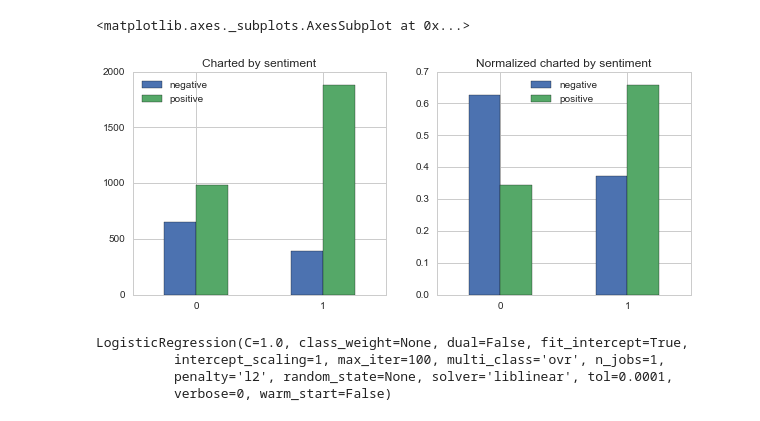
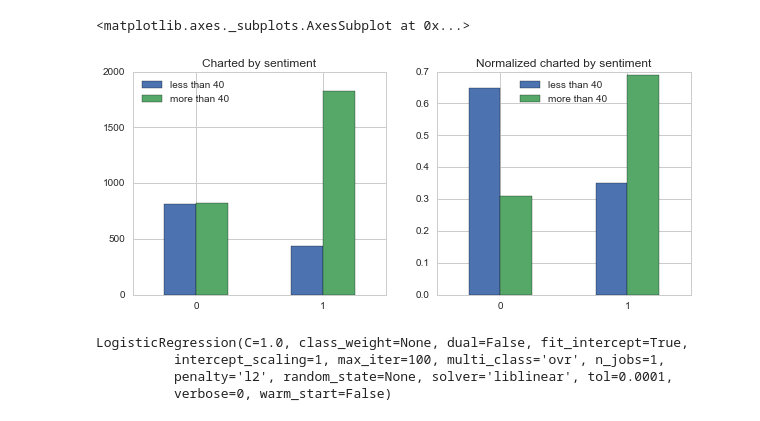
Before and after one commit to ribbas/Heat-Replay, a Jupyter notebook: src/assets/models/test1.ipynb, the cells around one changed output. Saved outputs shown, nothing was run; the diff lists cells and outputs as text; code cells hidden in the pictures.

```diff
--- a/src/assets/models/test1.ipynb
+++ b/src/assets/models/test1.ipynb
@@ -40,16 +62,28 @@ df_by_sentiment_unnorm['positive'] = df[df['sentiment'] > 0]['charted'].value_co
 df_by_sentiment_normed = pd.DataFrame()
 df_by_sentiment_normed['negative'] = df[df['sentiment'] <= 0]['charted'].value_counts(normalize=True)
 df_by_sentiment_normed['positive'] = df[df['sentiment'] > 0]['charted'].value_counts(normalize=True)
+# %%
+# Analyze Unnormalized and Normalized charted by sentiment
+
+# Get group by counts for Unnormalized charted by sentiment
+df_by_verbs_unnorm = pd.DataFrame()
+df_by_verbs_unnorm['less than 40'] = df[df['verbs'] <= 40]['charted'].value_counts()
+df_by_verbs_unnorm['more than 40'] = df[df['verbs'] > 40]['charted'].value_counts()
+
+# Get group by counts for Normalized charted by sentiment
+df_by_verbs_normed = pd.DataFrame()
+df_by_verbs_normed['less than 40'] = df[df['verbs'] <= 40]['charted'].value_counts(normalize=True)
+df_by_verbs_normed['more than 40'] = df[df['verbs'] > 40]['charted'].value_counts(normalize=True)
 # %%
-# Plot Unnormalized and Normalized Survival by Sex
+# Plot Unnormalized and Normalized charted by sentiment
 fig = plt.figure(figsize=(10,4))
 ax1 = fig.add_subplot(121)
-df_by_sentiment_unnorm.plot(ax=ax1, kind='bar', rot=0, title="Charted by sentiment")
+df_by_verbs_unnorm.plot(ax=ax1, kind='bar', rot=0, title="Charted by sentiment")
 ax2 = fig.add_subplot(122)
-df_by_sentiment_normed.plot(ax=ax2, kind='bar', rot=0, title="Normalized charted by sentiment")
+df_by_verbs_normed.plot(ax=ax2, kind='bar', rot=0, title="Normalized charted by sentiment")
 # %% [output]
 <matplotlib.axes._subplots.AxesSubplot at 0x...>
-[figure, old version]
+[figure, new version]
 # %%
 # Set target variable name
 target = 'charted'
```
Also changed, not shown: parts of 4 cells of this notebook, 1 other file.
